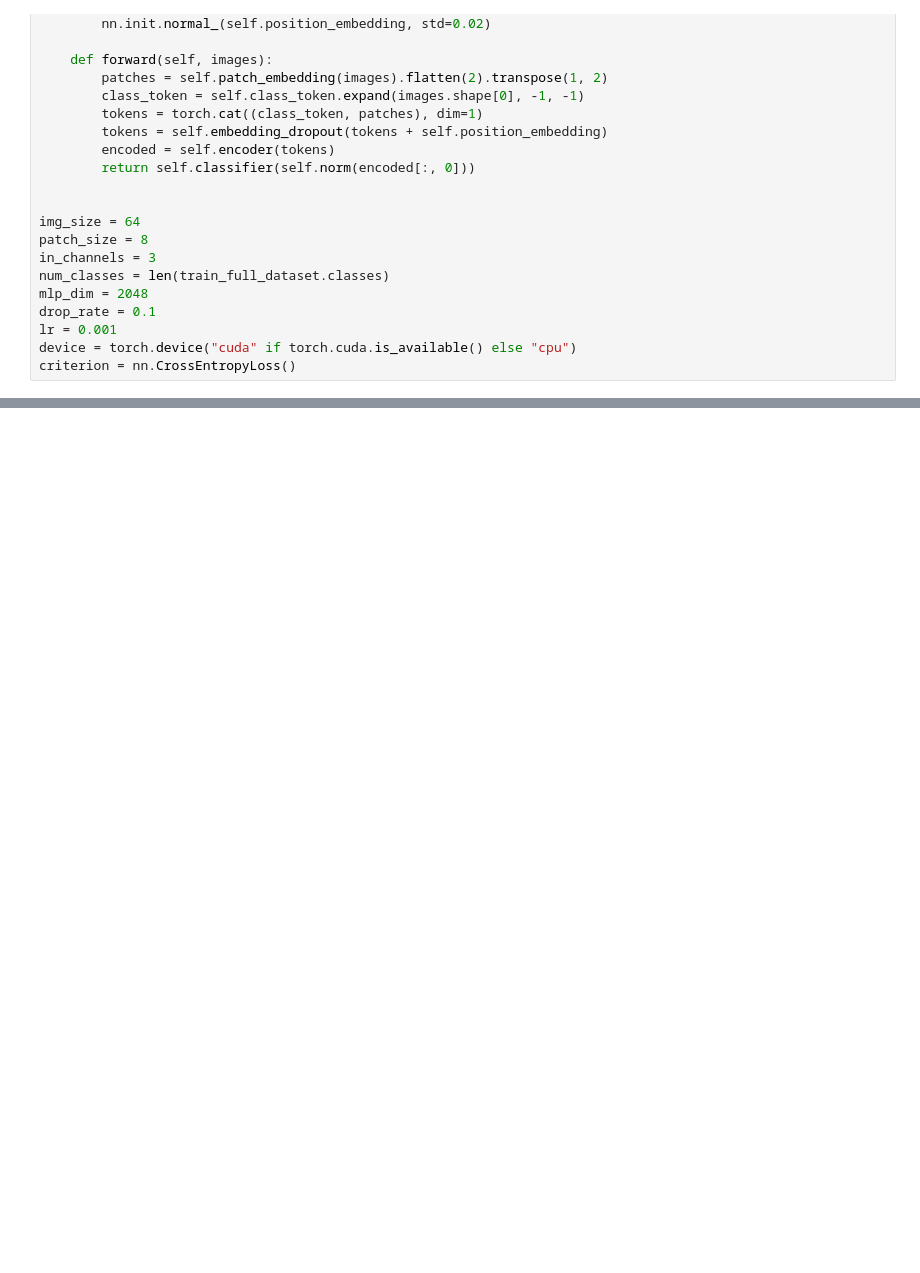
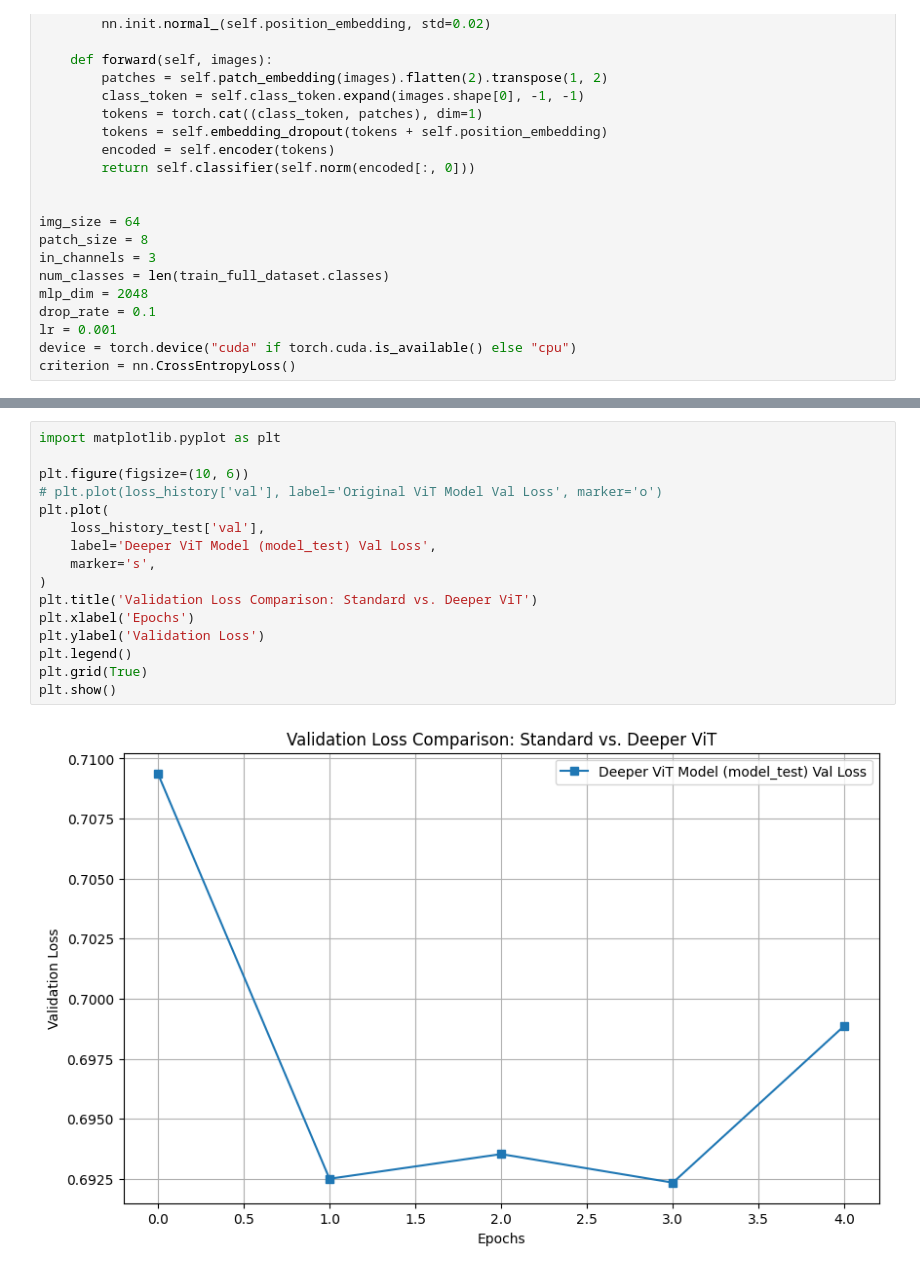
Before and after one commit to AnushaFreshStart/DL-agriculture-A, a Jupyter notebook: Q8.ipynb, the cells around one changed output, grey strips where cells are left out. Cells and saved outputs as stored; diff of their text form; blank space fills up the shorter version.

```diff
--- a/Q8.ipynb
+++ b/Q8.ipynb
@@ -1086,0 +1090,18 @@ for epoch in range(epochs_test):
+# %%
+import matplotlib.pyplot as plt
+
+plt.figure(figsize=(10, 6))
+# plt.plot(loss_history['val'], label='Original ViT Model Val Loss', marker='o')
+plt.plot(
+    loss_history_test['val'],
+    label='Deeper ViT Model (model_test) Val Loss',
+    marker='s',
+)
+plt.title('Validation Loss Comparison: Standard vs. Deeper ViT')
+plt.xlabel('Epochs')
+plt.ylabel('Validation Loss')
+plt.legend()
+plt.grid(True)
+plt.show()
+# %% [output]
+[figure, added]
```
Also changed, not shown: parts of 22 cells of this notebook.
